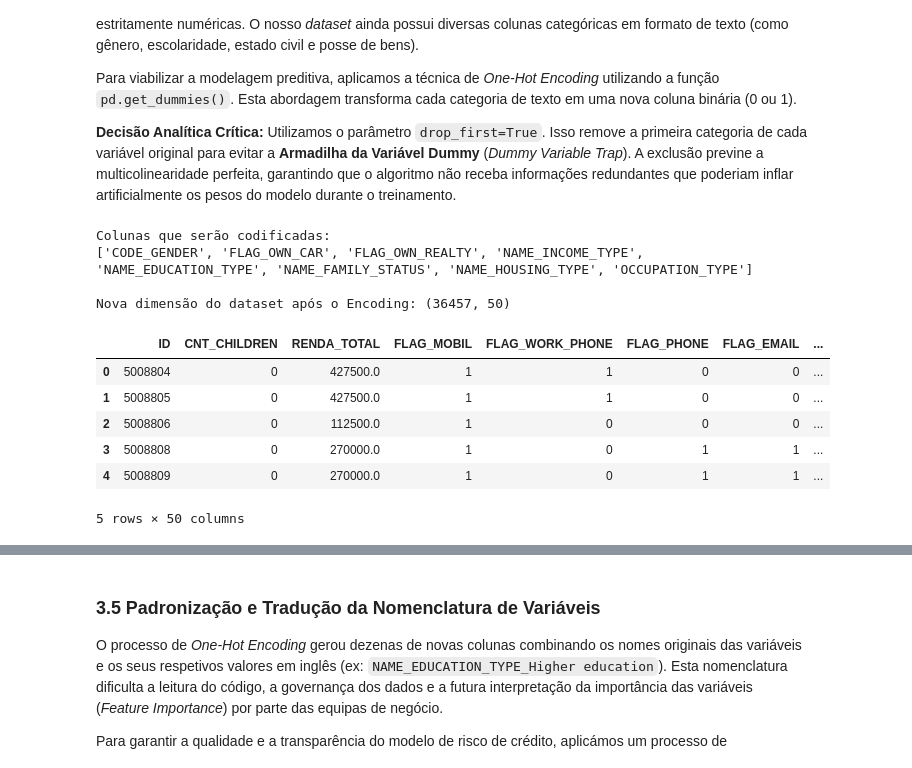
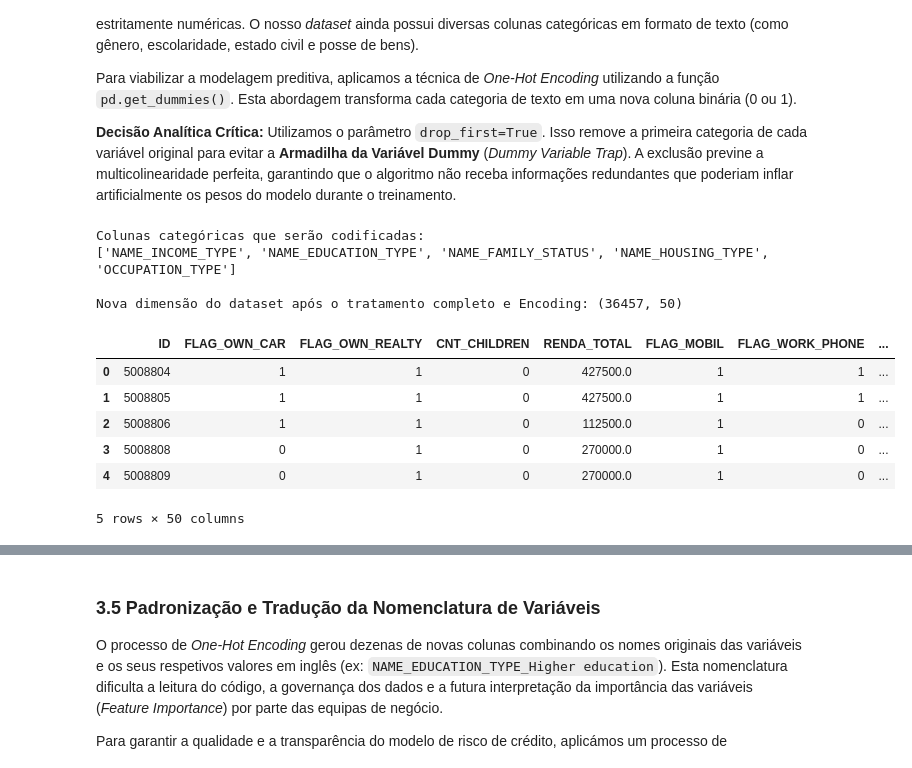
Before and after one commit to fagnermacedo/tech-challenge-fase2, a Jupyter notebook: notebooks/02_preprocessamento.ipynb, the cells around one changed output, grey strips where cells are left out. Drawn from its saved outputs; the diff is of its cells as text; code cells hidden in the pictures.

```diff
--- a/notebooks/02_preprocessamento.ipynb
+++ b/notebooks/02_preprocessamento.ipynb
@@ -218,29 +223,44 @@ Para viabilizar a modelagem preditiva, aplicamos a técnica de *One-Hot Encoding
 
 **Decisão Analítica Crítica:** Utilizamos o parâmetro `drop_first=True`. Isso remove a primeira categoria de cada variável original para evitar a **Armadilha da Variável Dummy** (*Dummy Variable Trap*). A exclusão previne a multicolinearidade perfeita, garantindo que o algoritmo não receba informações redundantes que poderiam inflar artificialmente os pesos do modelo durante o treinamento.
 # %%
-# Identificar todas as colunas categóricas (tipo texto/'object') restantes
+# 1. Converter flags binárias de texto ('Y'/'N') para numéricas (1/0)
+binarias_yn = ['FLAG_OWN_CAR', 'FLAG_OWN_REALTY']
+for col in binarias_yn:
+    if col in df_modelagem.columns:
+        df_modelagem[col] = df_modelagem[col].apply(lambda x: 1 if str(x).strip().upper() == 'Y' else 0)
+
+# 2. Converter a coluna de Gênero ('M'/'F') para binária (ex: GENERO_MASCULINO: 1 para M, 0 para F)
+if 'CODE_GENDER' in df_modelagem.columns:
+    df_modelagem['CODE_GENDER_M'] = df_modelagem['CODE_GENDER'].apply(lambda x: 1 if str(x).strip().upper() == 'M' else 0)
+    df_modelagem.drop(columns=['CODE_GENDER'], inplace=True)
+
+# 3. Identificar as demais colunas categóricas (tipo texto/'object') remanescentes
 colunas_categoricas = df_modelagem.select_dtypes(include=['object']).columns
-print(f"Colunas que serão codificadas:\n{list(colunas_categoricas)}\n")
+print(f"Colunas categóricas que serão codificadas:\n{list(colunas_categoricas)}\n")
 
-# Aplicar o One-Hot Encoding
-# drop_first=True: evita multicolinearidade
-# dtype=int: garante que o resultado seja 0 e 1 (e não True e False)
+# 4. Aplicar o One-Hot Encoding com drop_first=True para evitar multicolinearidade
 df_modelagem = pd.get_dummies(df_modelagem, columns=colunas_categoricas, drop_first=True, dtype=int)
 
-# Verificar a nova estrutura do dataset
-print(f"Nova dimensão do dataset após o Encoding: {df_modelagem.shape}")
+# 5. Tratamento de redundâncias (remover colunas originais em dias para evitar multicolinearidade com as versões em anos)
+colunas_para_remover = ['DAYS_BIRTH', 'DAYS_EMPLOYED']
+for col in colunas_para_remover:
+    if col in df_modelagem.columns:
+        df_modelagem.drop(columns=[col], inplace=True)
 
-# Visualizar as primeiras linhas com as novas colunas binárias geradas
+# Verificar a nova estrutura do dataset higienizado
+print(f"Nova dimensão do dataset após o tratamento completo e Encoding: {df_modelagem.shape}")
+
+# Visualizar as primeiras linhas com todas as colunas numéricas prontas
 df_modelagem.head()
 # %% [output]
-Colunas que serão codificadas:
-['CODE_GENDER', 'FLAG_OWN_CAR', 'FLAG_OWN_REALTY', 'NAME_INCOME_TYPE', 'NAME_EDUCATION_TYPE', 'NAME_FAMILY_STATUS', 'NAME_HOUSING_TYPE', 'OCCUPATION_TYPE']
+Colunas categóricas que serão codificadas:
+['NAME_INCOME_TYPE', 'NAME_EDUCATION_TYPE', 'NAME_FAMILY_STATUS', 'NAME_HOUSING_TYPE', 'OCCUPATION_TYPE']
 
-Nova dimensão do dataset após o Encoding: (36457, 50)
+Nova dimensão do dataset após o tratamento completo e Encoding: (36457, 50)
-|  | ID | CNT_CHILDREN | RENDA_TOTAL | FLAG_MOBIL | FLAG_WORK_PHONE | FLAG_PHONE | FLAG_EMAIL | ... |
-| 0 | 5008804 | 0 | 427500.0 | 1 | 1 | 0 | 0 | ... |
-| 1 | 5008805 | 0 | 427500.0 | 1 | 1 | 0 | 0 | ... |
-| 2 | 5008806 | 0 | 112500.0 | 1 | 0 | 0 | 0 | ... |
-| 3 | 5008808 | 0 | 270000.0 | 1 | 0 | 1 | 1 | ... |
-| 4 | 5008809 | 0 | 270000.0 | 1 | 0 | 1 | 1 | ... |
+|  | ID | FLAG_OWN_CAR | FLAG_OWN_REALTY | CNT_CHILDREN | RENDA_TOTAL | FLAG_MOBIL | FLAG_WORK_PHONE | ... |
+| 0 | 5008804 | 1 | 1 | 0 | 427500.0 | 1 | 1 | ... |
+| 1 | 5008805 | 1 | 1 | 0 | 427500.0 | 1 | 1 | ... |
+| 2 | 5008806 | 1 | 1 | 0 | 112500.0 | 1 | 0 | ... |
+| 3 | 5008808 | 0 | 1 | 0 | 270000.0 | 1 | 0 | ... |
+| 4 | 5008809 | 0 | 1 | 0 | 270000.0 | 1 | 0 | ... |
 5 rows × 50 columns
```
Also changed, not shown: parts of 7 cells of this notebook.
